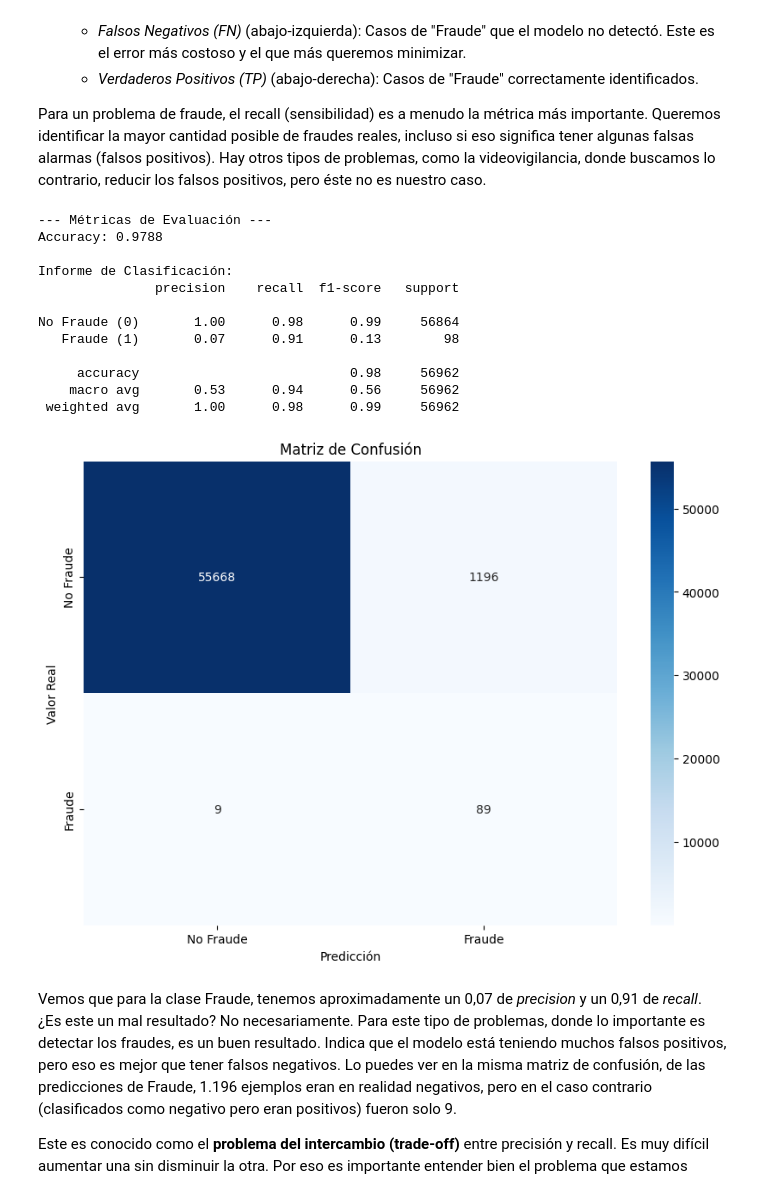
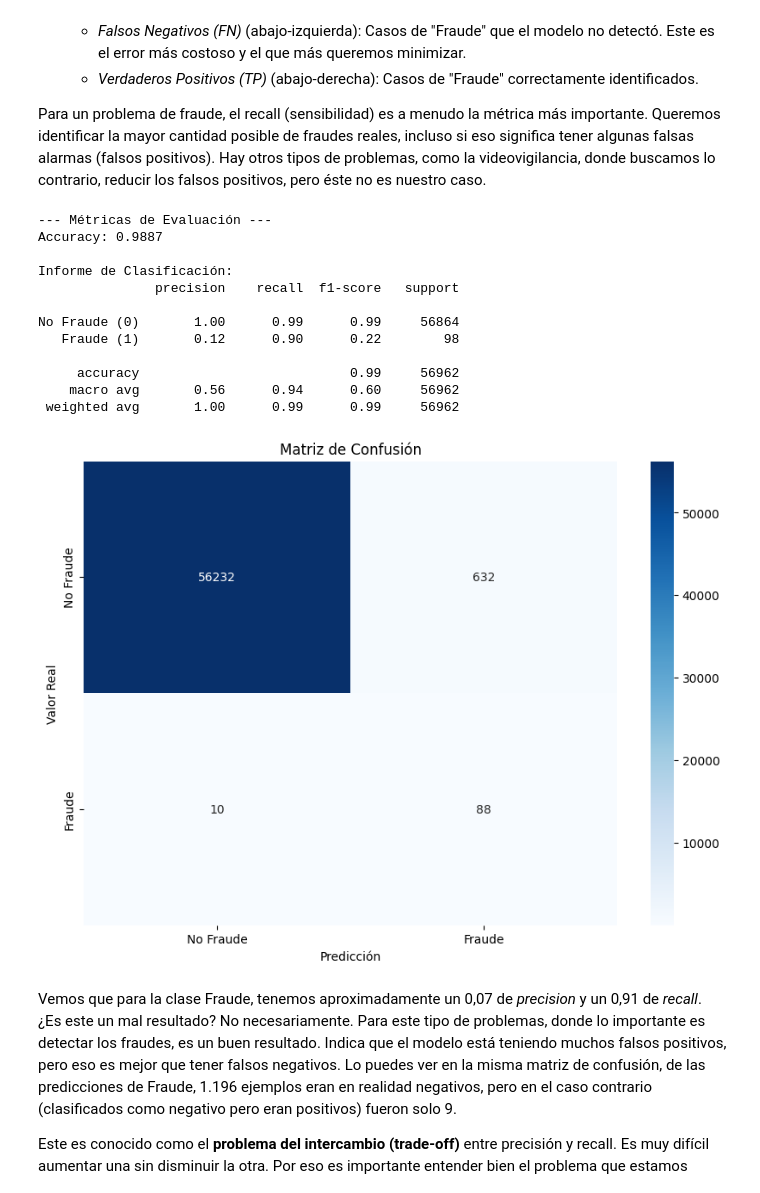
Before and after one commit to miguelamda/DeepLearningMII, a Jupyter notebook: 3_frameworks/Practica_3.3_clasificacion_binaria.ipynb, the cells around one changed output. Drawn from its saved outputs; the diff is of its cells as text; code cells hidden in the pictures.

Commit message:
Solucionado fallo en función accuracy binaria. Simplificado sin tqdm

```diff
--- a/3_frameworks/Practica_3.3_clasificacion_binaria.ipynb
+++ b/3_frameworks/Practica_3.3_clasificacion_binaria.ipynb
@@ -353,7 +353,9 @@ model = nn.Sequential(
     nn.Linear(32, 16),             # Capa oculta
     nn.ReLU(),
     nn.Linear(16, OUTPUT_FEATURES) # Capa de salida (produce un logit)
-).to(device) # Enviamos el modelo al dispositivo (GPU o CPU)
+)
+
+model.to(device) # Enviamos el modelo al dispositivo (GPU o CPU)
 
 model.compile()
 
@@ -443 +444,12 @@ def accuracy(out, yb):
+# %%
+# definimos de nuevo el accuracy para poder mostrar el progreso
+def binary_accuracy(logits, y, threshold = 0.5):
+    # 1. Aplicar Sigmoide para obtener probabilidades
+    probs = torch.sigmoid(logits)
+    # 2. Si valor encima de umbral, es 1, sino, 0.
+    preds = (probs >= threshold)
+    # 3. Comparar para saber cuantas veces acertado
+    correct = (preds == y)
+    # 4. Calcular el accuracy
+    return correct.sum() / correct.shape[0]
 # %%
@@ -548,6 +543,7 @@ from sklearn.metrics import confusion_matrix, classification_report, accuracy_sc
 model.eval() # Ponemos el modelo en modo de evaluación
 all_preds = []
 all_labels = []
+threshold = 0.5
 
 with torch.no_grad(): # No necesitamos calcular gradientes durante la evaluación
     for x, y in test_loader:
@@ -555,51 +551,49 @@ with torch.no_grad(): # No necesitamos calcular gradientes durante la evaluació
         preds = model(x)
 
         # Convertir los logits de salida a probabilidades con sigmoide, para una mejor clasificación
-        probs = torch.sigmoid(preds)
+        probs = torch.sigmoid(preds.squeeze())
         # Convertir probabilidades a predicciones binarias (0 o 1) con un umbral de 0.5
-        preds = (probs > 0.5).float()
-        # Alternativamente, para ir más rápido, podríamos haber usado los logits
-        # Si es mayor que 0, positivo, menor que cero, negativo.
+        preds = (probs >= threshold).float()
 
         all_preds.append(preds.cpu().numpy()) # con .cpu() traemos los datos desde la GPU
         all_labels.append(y.cpu().numpy())
 
-# Convertir listas a arrays de numpy
-all_preds = np.array(all_preds).flatten()
-all_labels = np.array(all_labels).flatten()
+# Unir todos los arrays de numpy
+all_preds = np.concatenate(all_preds)
+all_labels = np.concatenate(all_labels)
 
 # --- Cálculo y visualización de las métricas ---
 print("\n--- Métricas de Evaluación ---")
 print(f"Accuracy: {accuracy_score(all_labels, all_preds):.4f}")
 # El informe de clasificación nos da precision, recall y F1-score de una vez.
 print("\nInforme de Clasificación:")
 print(classification_report(all_labels, all_preds, target_names=['No Fraude (0)', 'Fraude (1)']))
 
 # --- Matriz de Confusión ---
 cm = confusion_matrix(all_labels, all_preds)
 
 plt.figure(figsize=(10, 7))
 sns.heatmap(cm, annot=True, fmt='d', cmap='Blues',
             xticklabels=['No Fraude', 'Fraude'],
             yticklabels=['No Fraude', 'Fraude'])
 plt.xlabel('Predicción')
 plt.ylabel('Valor Real')
 plt.title('Matriz de Confusión')
 plt.show()
 # %% [output]
 --- Métricas de Evaluación ---
-Accuracy: 0.9788
+Accuracy: 0.9887
 
 Informe de Clasificación:
                precision    recall  f1-score   support
 
-No Fraude (0)       1.00      0.98      0.99     56864
-   Fraude (1)       0.07      0.91      0.13        98
+No Fraude (0)       1.00      0.99      0.99     56864
+   Fraude (1)       0.12      0.90      0.22        98
 
-     accuracy                           0.98     56962
-    macro avg       0.53      0.94      0.56     56962
- weighted avg       1.00      0.98      0.99     56962
+     accuracy                           0.99     56962
+    macro avg       0.56      0.94      0.60     56962
+ weighted avg       1.00      0.99      0.99     56962
-[figure, old version]
+[figure, new version]
 # %% [markdown]
 Vemos que para la clase Fraude, tenemos aproximadamente un 0,07 de *precision* y un 0,91 de *recall*. ¿Es este un mal resultado? No necesariamente. Para este tipo de problemas, donde lo importante es detectar los fraudes, es un buen resultado. Indica que el modelo está teniendo muchos falsos positivos, pero eso es mejor que tener  falsos negativos. Lo puedes ver en la misma matriz de confusión, de las predicciones de Fraude, 1.196 ejemplos eran en realidad negativos, pero en el caso contrario (clasificados como negativo pero eran positivos) fueron solo 9.
 
```
Also changed, not shown: parts of 7 cells of this notebook.
